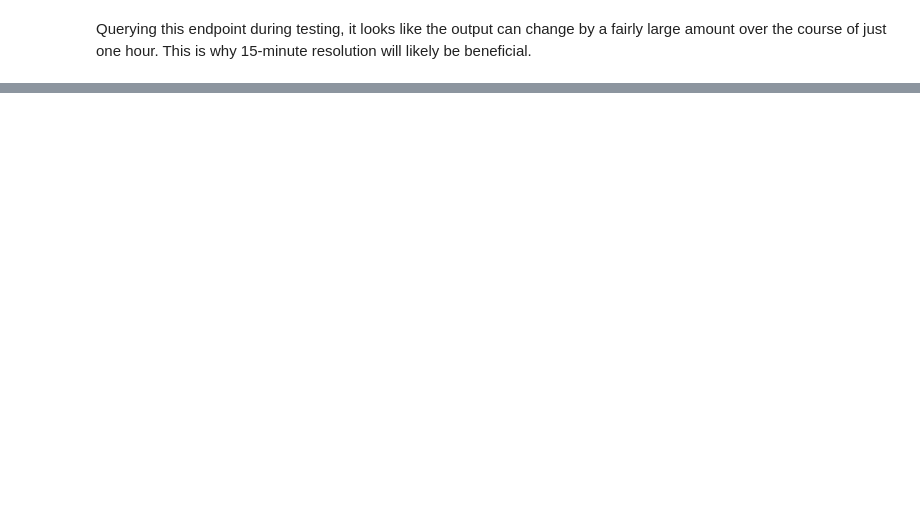
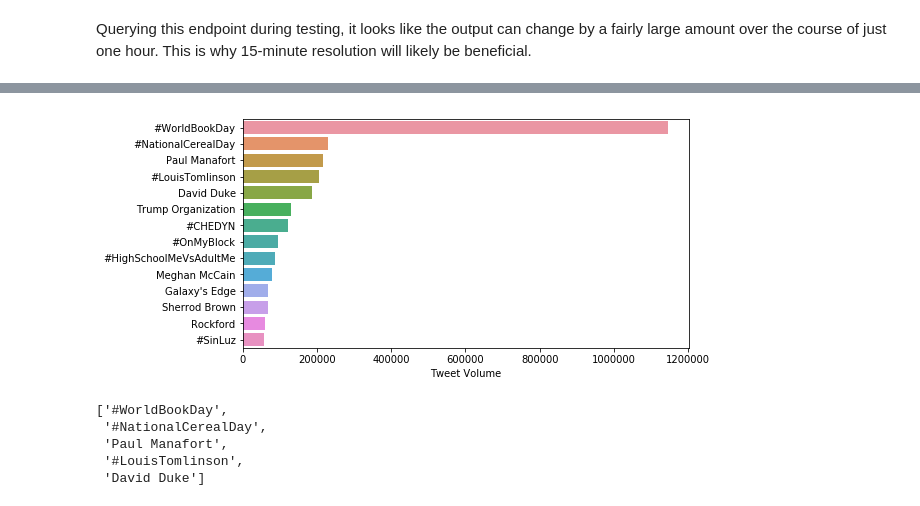
Before and after one commit to CUBigDataClass/BigMood-Archiver, a Jupyter notebook: archiver_development.ipynb, the cells around one changed output, grey strips where cells are left out. Cells and saved outputs as stored; diff of their text form; code cells hidden in the pictures; blank space fills up the shorter version.

```diff
--- a/archiver_development.ipynb
+++ b/archiver_development.ipynb
@@ -226,5 +227,5 @@ Now we'll actually build the solution we need for multiple `woeid`s. That is, gi
 # %%
-woeids_test = [2352824, 2357024]#, 2357536, 2358820, 2359991]
+woeids_test = [2352824, 2357024, 2357536, 2358820, 2359991]
 # %%
 trend_names = []
 trend_vols = []
@@ -255,0 +247,31 @@ array([25611, 183942, 96261, 10046, 690344, 37624, 25611, 183942, 96261,
+# %%
+# Multiple cities will have the same trends, so reduce by summing volumes for common keys
+from collections import Counter
+c = Counter()
+for name, vol in zip(trend_names, trend_vols):
+    c[name] += vol
+# %%
+def plot_counter(counter, n=None):
+    '''Calls seaborn.barplot to visualize n-largest items in a Counter'''
+
+    import matplotlib.pyplot as plt
+    import seaborn as sns
+
+    c_sorted = counter.most_common(n)
+    sns.barplot(x=[a[1] for a in c_sorted], y=[a[0] for a in c_sorted], ax=plt.gca())
+# %%
+plt.figure(figsize=[8, 0.3 * len(c)])
+plot_counter(c)
+plt.xlabel('Tweet Volume')
+plt.show()
+# %% [output]
+[figure, added]
+# %%
+top_trends = [x[0] for x in c.most_common(n=5)]
+top_trends
+# %% [output]
+['#WorldBookDay',
+ '#NationalCerealDay',
+ 'Paul Manafort',
+ '#LouisTomlinson',
+ 'David Duke']
```
Also changed, not shown: parts of 15 cells of this notebook, 2 other files.
